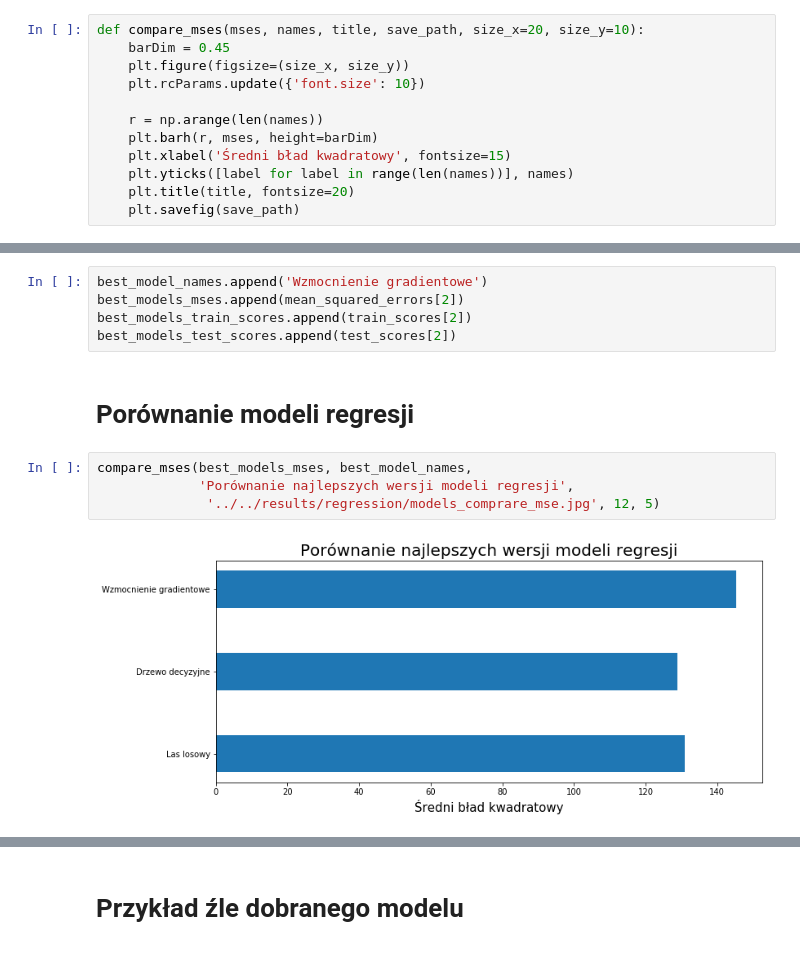
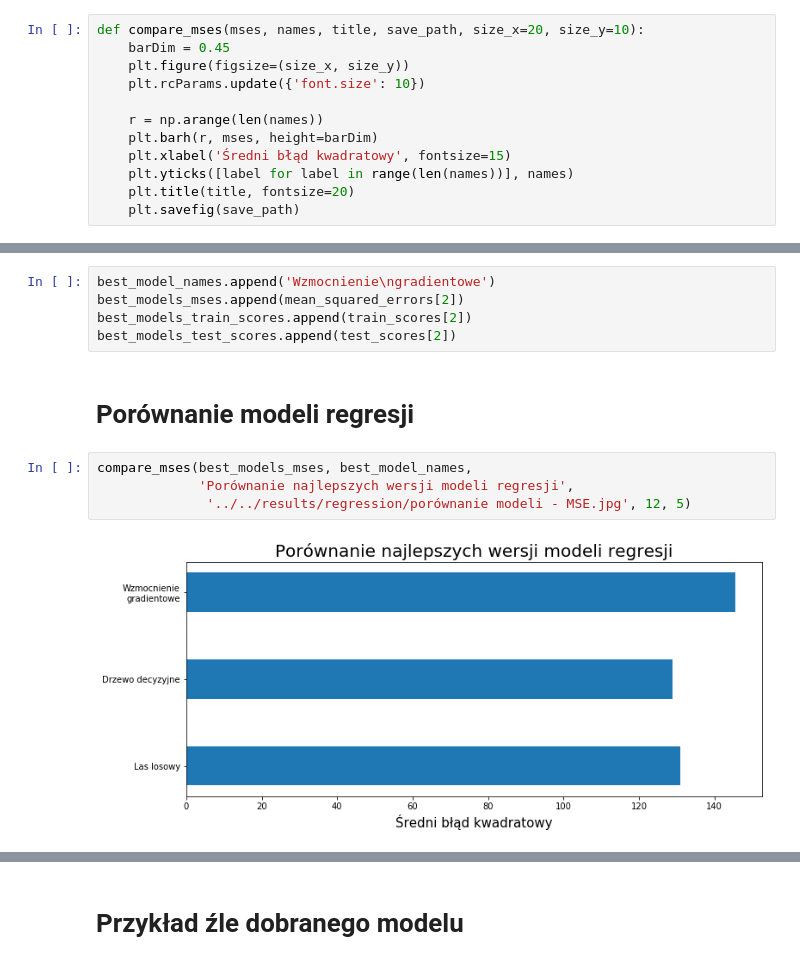
Before and after one commit to DuDiiC/engineering-thesis, a Jupyter notebook: notebooks/03_learning/regression.ipynb, the cells around one changed output, grey strips where cells are left out. Saved outputs shown, nothing was run; the diff lists cells and outputs as text.

Commit message:
Last changes in regression models

```diff
--- a/notebooks/03_learning/regression.ipynb
+++ b/notebooks/03_learning/regression.ipynb
@@ -58,7 +58,7 @@ def compare_mses(mses, names, title, save_path, size_x=20, size_y=10):
 
     r = np.arange(len(names))
     plt.barh(r, mses, height=barDim)
-    plt.xlabel('Średni bład kwadratowy', fontsize=15)
+    plt.xlabel('Średni błąd kwadratowy', fontsize=15)
     plt.yticks([label for label in range(len(names))], names)
     plt.title(title, fontsize=20)
     plt.savefig(save_path)
@@ -297,7 +297,7 @@ compare_scores(train_scores, test_scores, names, 'GradientBoostingRegressor',
 # %% [output]
 [figure]
 # %%
-best_model_names.append('Wzmocnienie gradientowe')
+best_model_names.append('Wzmocnienie\ngradientowe')
 best_models_mses.append(mean_squared_errors[2])
 best_models_train_scores.append(train_scores[2])
 best_models_test_scores.append(test_scores[2])
@@ -306,9 +306,9 @@ best_models_test_scores.append(test_scores[2])
 # %%
 compare_mses(best_models_mses, best_model_names,
              'Porównanie najlepszych wersji modeli regresji',
-              '../../results/regression/models_comprare_mse.jpg', 12, 5)
+              '../../results/regression/porównanie modeli - MSE.jpg', 12, 5)
 # %% [output]
-[figure, old version]
+[figure, new version]
 # %%
 compare_scores(best_models_train_scores, best_models_test_scores, best_model_names,
                'Porównanie najlepszych wersji modeli regresji',
```
Also changed, not shown: parts of 14 cells of this notebook.
